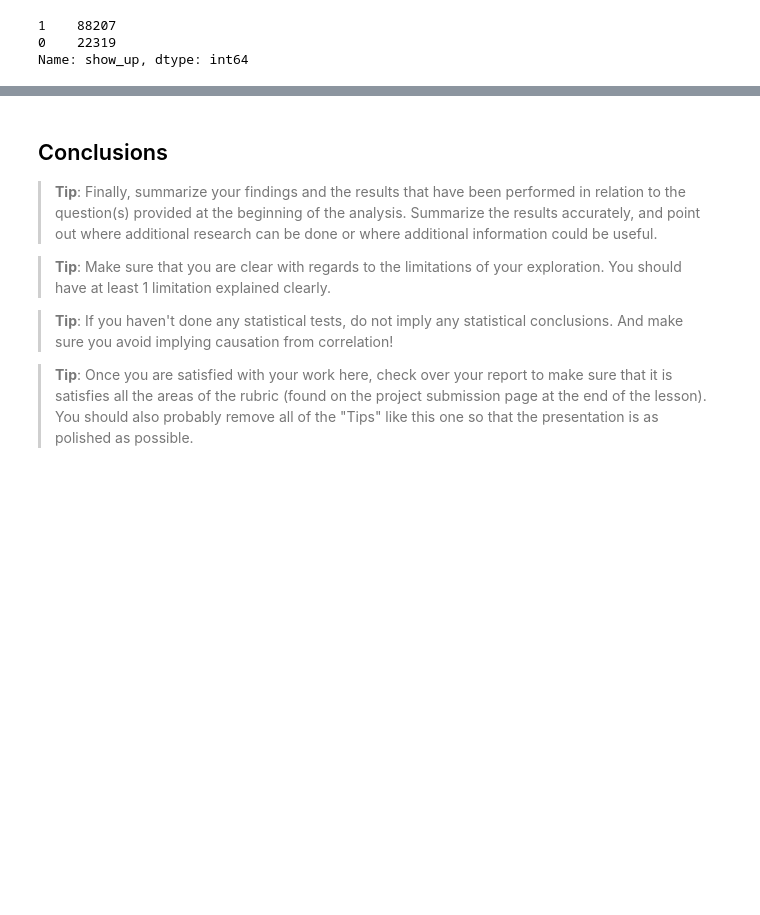
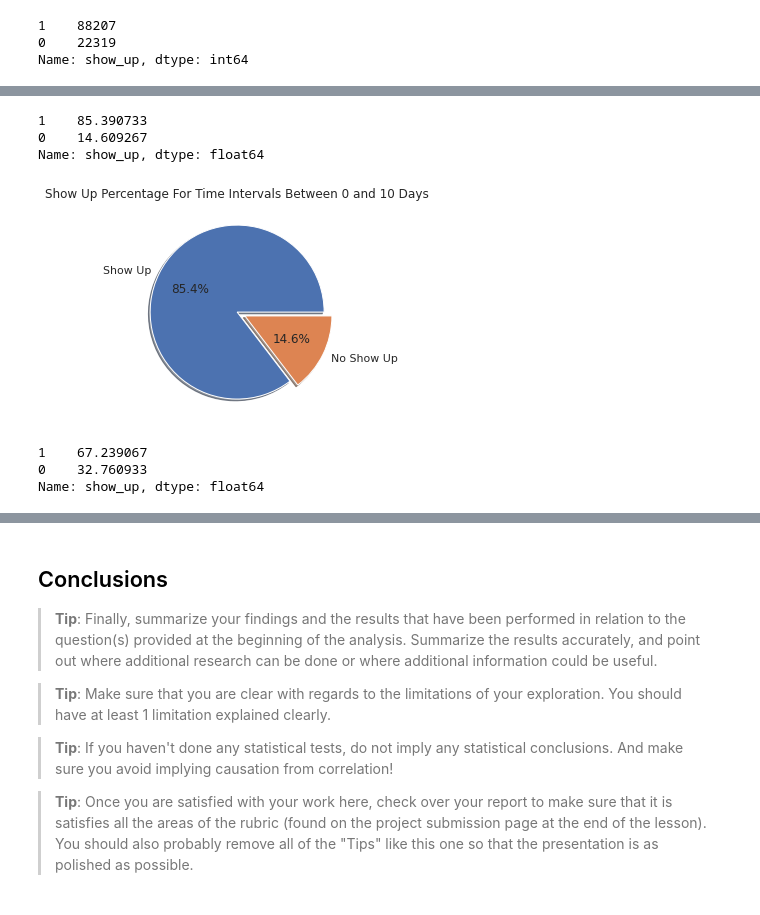
Before and after one commit to idowu-james/Investigate-A-Dataset---Medical-Appointment-No-Shows, a Jupyter notebook: Copy_of_Project_1_Udacity.ipynb, the cells around one changed output, grey strips where cells are left out. Cells and saved outputs as stored; diff of their text form; code cells hidden in the pictures; blank space fills up the shorter version.

```diff
--- a/Copy_of_Project_1_Udacity.ipynb
+++ b/Copy_of_Project_1_Udacity.ipynb
@@ -348,0 +548,34 @@ df[df.time_interval < "-5 days"]
+# %%
+# Breaking down the days in to bitsize chunks
+
+days_zero_to_avg = df[(df['time_interval'] >= '0 days') & (df['time_interval'] <= '10 days')]
+days_avg_to_45 = df[(df['time_interval'] > '10 days') & (df['time_interval'] <= '45 days')]
+days_45_to_90 = df[(df['time_interval'] > '45 days') & (df['time_interval'] <= '90 days')]
+days_90_to_inf =df[(df['time_interval'] > '90 days')]
+# %%
+# Computing and graphing the percentage of people who show up for their appointments
+# if it is within 10 days of scheduling
+days_zero_to_avg.show_up.value_counts(normalize=True)*100
+# %% [output]
+1    85.390733
+0    14.609267
+Name: show_up, dtype: float64
+# %%
+sizes =days_zero_to_avg.show_up.value_counts(normalize=True)*100
+labels = 'Show Up', 'No Show Up'
+explode = (0, 0.1)
+fig1, ax1 = plt.subplots()
+
+ax1.pie(sizes, labels = labels, explode = explode, shadow = True,autopct='%1.1f%%')
+ax1.set_title("Show Up Percentage For Time Intervals Between 0 and 10 Days")
+plt.show()
+# %% [output]
+[figure, added]
+# %%
+# Computing and graphing the percentage of people who show up for their appointments
+# if it is within 11 days and 45 days of scheduling
+days_avg_to_45.show_up.value_counts(normalize=True)*100
+# %% [output]
+1    67.239067
+0    32.760933
+Name: show_up, dtype: float64
```
Also changed, not shown: parts of 45 cells of this notebook.
